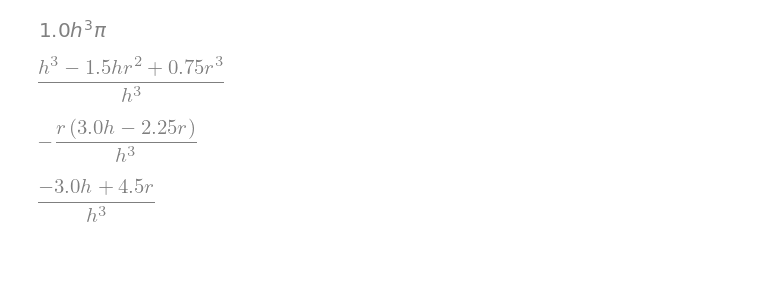
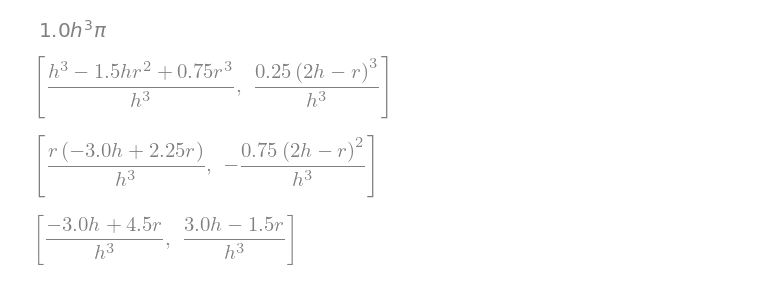
Before and after one commit to CcydtN/SmoothParticleHydrodynamics, a Jupyter notebook: equation/cubic_spline.ipynb, the cells around one changed output. Drawn from its saved outputs; the diff is of its cells as text; code cells hidden in the pictures; blank space fills up the shorter version.

```diff
--- a/equation/cubic_spline.ipynb
+++ b/equation/cubic_spline.ipynb
@@ -15,17 +16,19 @@ volume = integrate(4*pi*r**2*func_a, (r, 0, h)) + integrate(4*pi*r**2*func_b, (r
 simplify(volume)
 # %% [output]
 [figure]
-# %%
-simplify(func_a)
-# %% [output]
-[figure, removed]
-# %%
-gradient = simplify(diff(func_a, r))
-simplify(gradient)
-# %% [output]
-[figure, removed]
-# %%
-laplacian = simplify(diff(gradient, r))
-simplify(laplacian)
-# %% [output]
-[figure, removed]
+# %%
+func = list(map(simplify, [func_a, func_b]))
+func
+# %% [output]
+[figure, added]
+# %%
+gradient_func = lambda x: simplify(diff(x, r))
+gradient = list(map(gradient_func, func))
+gradient
+# %% [output]
+[figure, added]
+# %%
+laplacian_func = lambda func: simplify(diff(func, r))
+list(map(laplacian_func, gradient))
+# %% [output]
+[figure, added]
```
Also changed, not shown: parts of 2 cells of this notebook.
